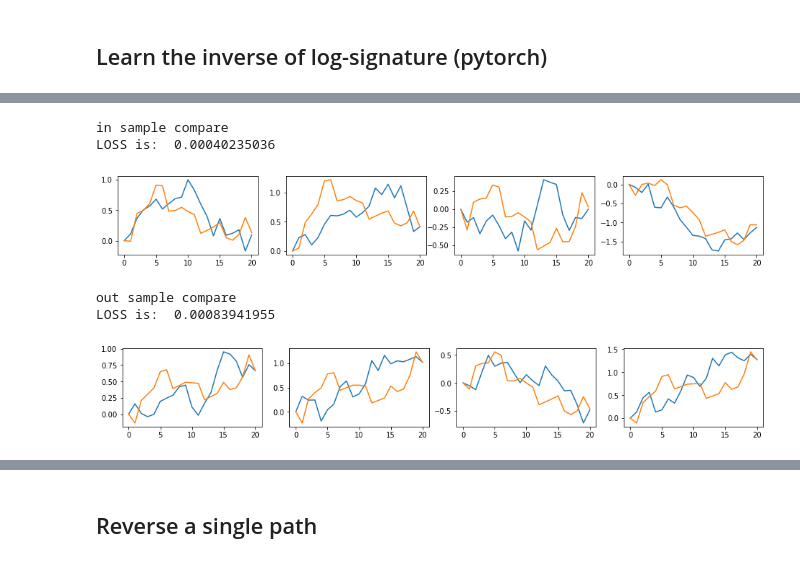
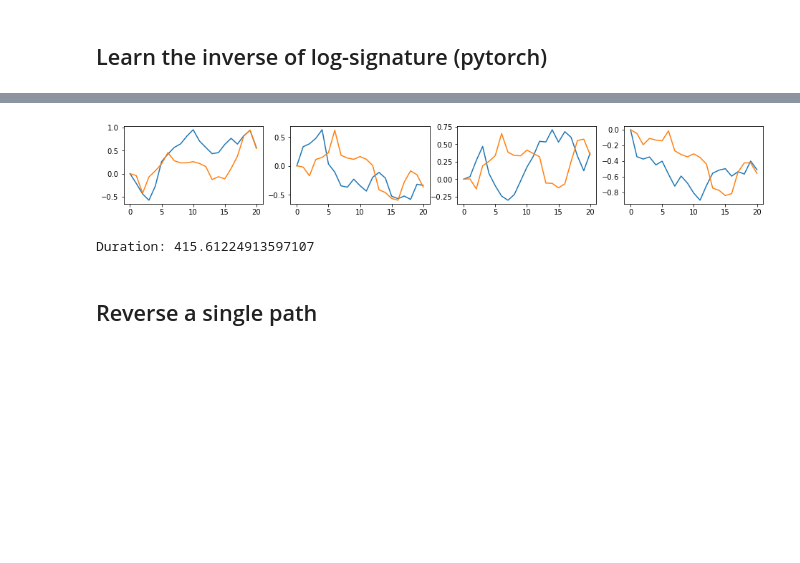
Before and after one commit to justinhou95/market_simulator, a Jupyter notebook: notebooks/inverse logsig.ipynb, the cells around one changed output, grey strips where cells are left out. Cells and saved outputs as stored; diff of their text form; code cells hidden in the pictures; blank space fills up the shorter version.

```diff
--- a/notebooks/inverse logsig.ipynb
+++ b/notebooks/inverse logsig.ipynb
@@ -41,15 +12,11 @@ Finished Training
-# %%
-reload(neural_inverse)
-
-print('in sample compare')
-neural_inverse.reconstruct_plot(net, X_train,y_train)
-
-print('out sample compare')
-neural_inverse.reconstruct_plot(net, X_test, y_test)
-# %% [output]
-in sample compare
-LOSS is:  0.00040235036
-[figure, removed]
-out sample compare
-LOSS is:  0.00083941955
-[figure, removed]
+# %%
+reload(neural_inverse)
+N = 20
+batch = 1000
+order = 5
+path = neural_inverse.generate_bmpath(batch, N)
+start_time = timing.time()
+y_recover, logsig_recover, net = neural_inverse.inverse_multiple_path(path, order)
+end_time = timing.time()
+print("Duration: {}".format(end_time - start_time))
+# %% [output]
@@ -56,3 +35,5 @@ LOSS is:  0.00083941955
+[figure, added]
+Duration: 415.61224913597107
 # %% [markdown]
 ## Reverse a single path
 # %%
```
Also changed, not shown: parts of 10 cells of this notebook, 13 other files.
